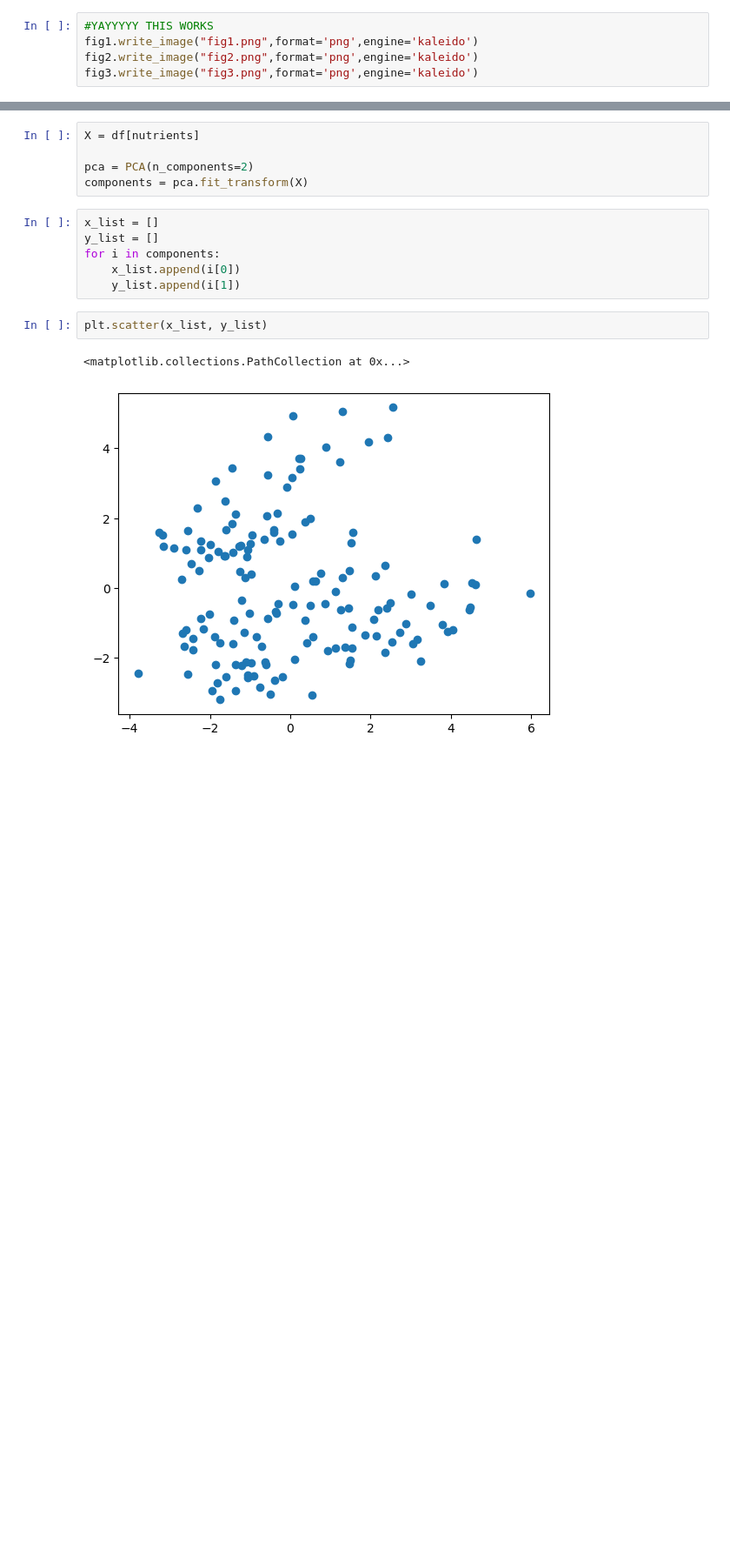
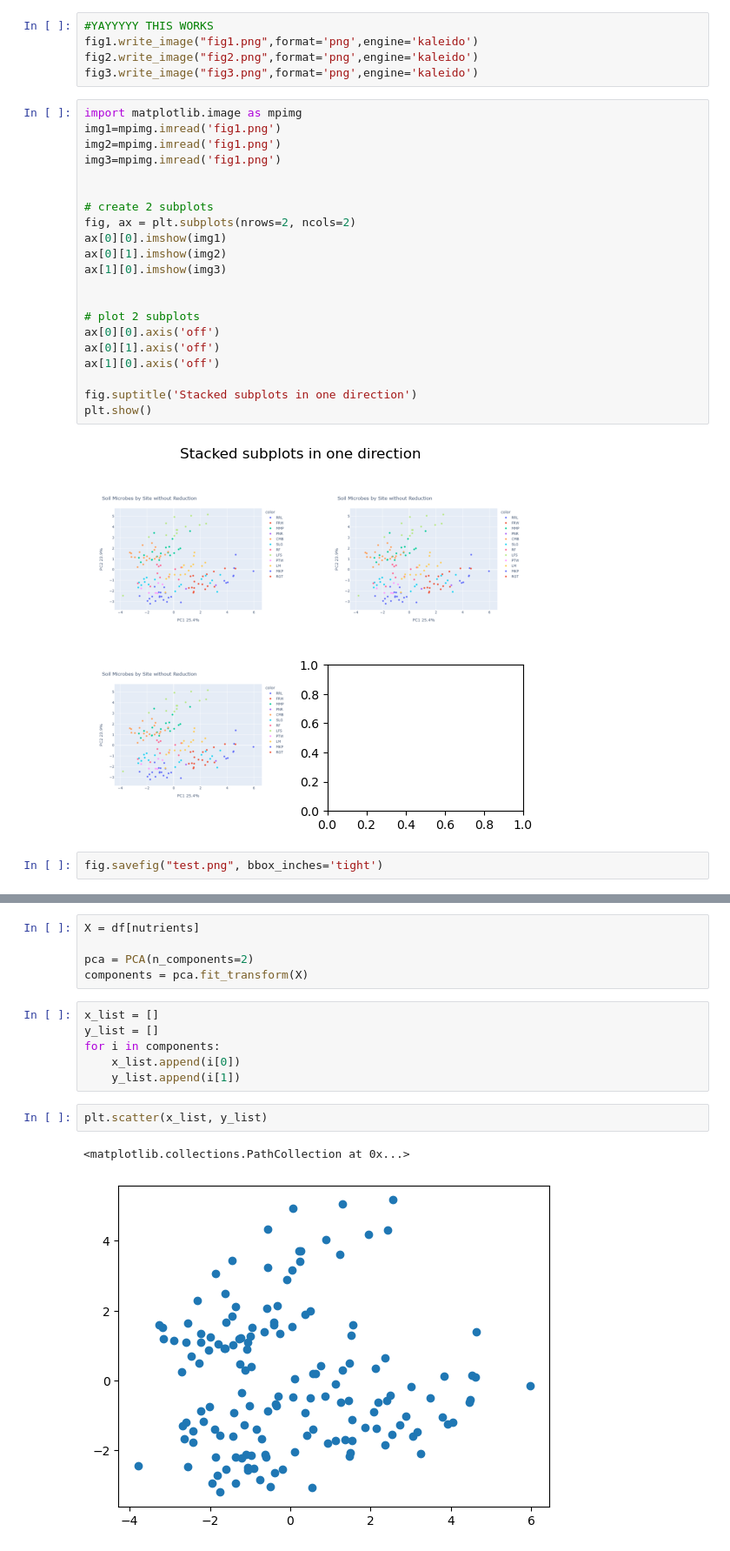
Before and after one commit to chdorgeix1/research_project, a Jupyter notebook: descriptive_analysis/FinalFigures/Combined_Soil_Nutrient_Figure.ipynb, the cells around one changed output, grey strips where cells are left out. Shown at 87% size. Cells and saved outputs as stored; diff of their text form; blank space fills up the shorter version.

Commit message:
Attempted Initial Figure Creation of Soil Nutrients

```diff
--- a/descriptive_analysis/FinalFigures/Combined_Soil_Nutrient_Figure.ipynb
+++ b/descriptive_analysis/FinalFigures/Combined_Soil_Nutrient_Figure.ipynb
@@ -104,3 +104,28 @@ fig3.show()
 fig1.write_image("fig1.png",format='png',engine='kaleido')
 fig2.write_image("fig2.png",format='png',engine='kaleido')
 fig3.write_image("fig3.png",format='png',engine='kaleido')
+# %%
+import matplotlib.image as mpimg
+img1=mpimg.imread('fig1.png')
+img2=mpimg.imread('fig1.png')
+img3=mpimg.imread('fig1.png')
+
+
+# create 2 subplots
+fig, ax = plt.subplots(nrows=2, ncols=2)
+ax[0][0].imshow(img1)
+ax[0][1].imshow(img2)
+ax[1][0].imshow(img3)
+
+
+# plot 2 subplots
+ax[0][0].axis('off')
+ax[0][1].axis('off')
+ax[1][0].axis('off')
+
+fig.suptitle('Stacked subplots in one direction')
+plt.show()
+# %% [output]
+[figure, added]
+# %%
+fig.savefig("test.png", bbox_inches='tight')
```
Also changed, not shown: parts of 1 cell of this notebook, 1 other file.
